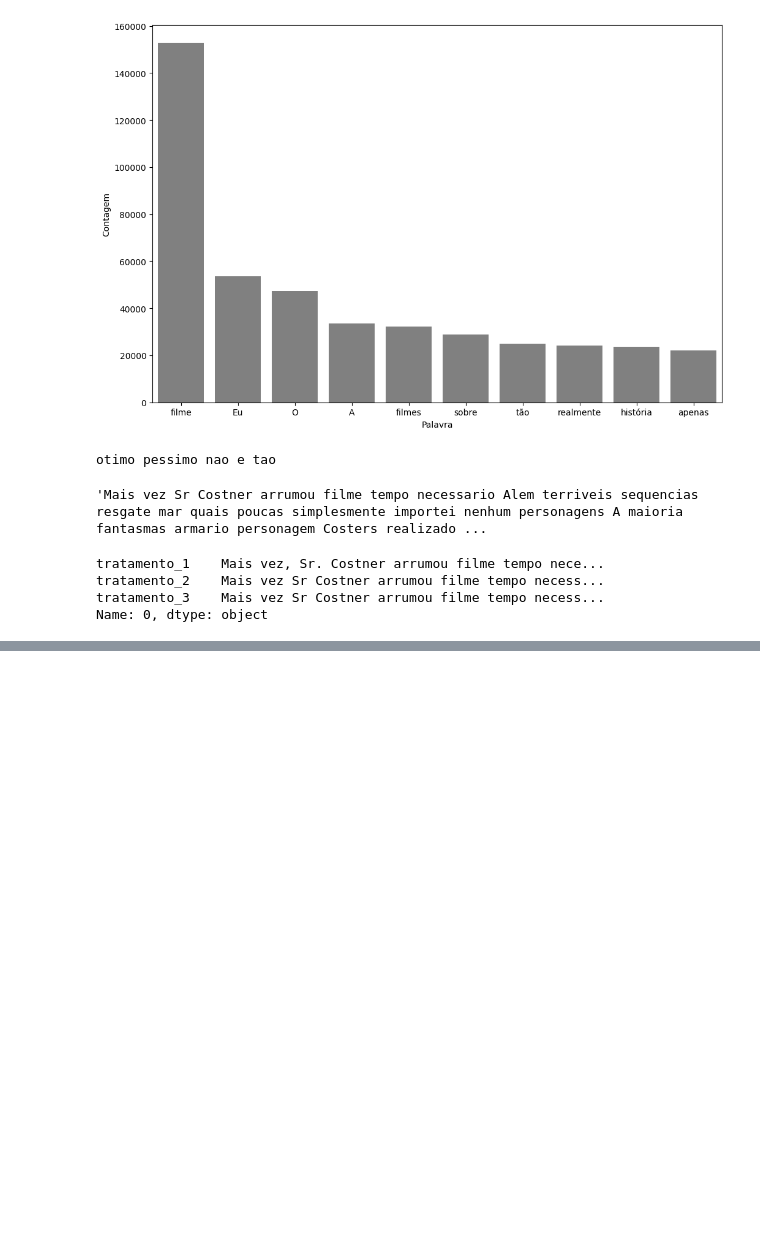
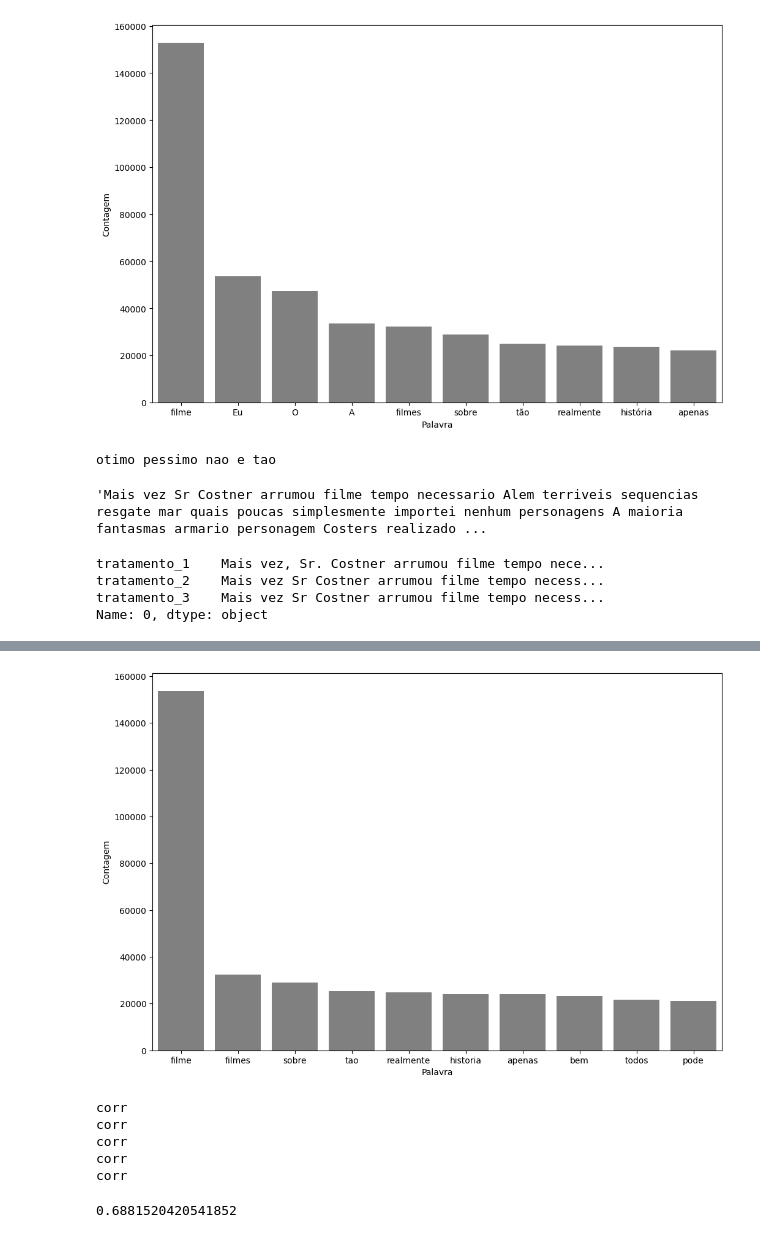
Before and after one commit to AmaroGusta/Trilha-PLN, a Jupyter notebook: Linguagem Natural 2/otimizando-analise-e-tecnicas-avancadas.ipynb, the cells around one changed output, grey strips where cells are left out. Cells and saved outputs as stored; diff of their text form; code cells hidden in the pictures; blank space fills up the shorter version.

Commit message:
stemmização, tf-idf e ngrams

```diff
--- a/Linguagem Natural 2/otimizando-analise-e-tecnicas-avancadas.ipynb
+++ b/Linguagem Natural 2/otimizando-analise-e-tecnicas-avancadas.ipynb
@@ -244,0 +267,18 @@ df
+# %%
+pareto(df, 'tratamento_4', 10)
+# %% [output]
+[figure, added]
+# %%
+# "stemmização" --> identificação de palavras de mesmo radical
+stemmer = nltk.RSLPStemmer()
+print(stemmer.stem('corredor'))
+print(stemmer.stem('corredora'))
+print(stemmer.stem('corredores'))
+print(stemmer.stem('correr'))
+print(stemmer.stem('corri'))
+# %% [output]
+corr
+corr
+corr
+corr
+corr
@@ -244,0 +297,4 @@ df
+# %%
+classificar_txt(df, 'tratamento_5', 'classificacao')
+# %% [output]
+0.6881520420541852
```
Also changed, not shown: parts of 16 cells of this notebook.
